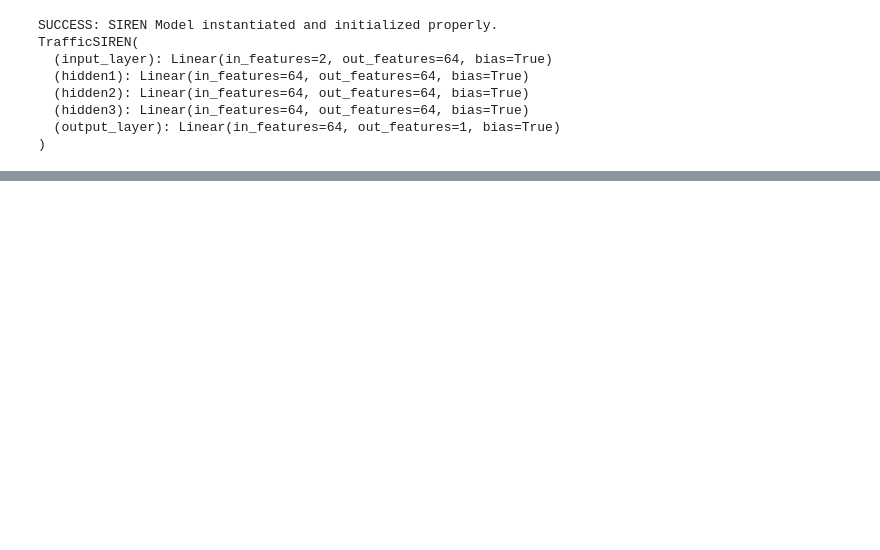
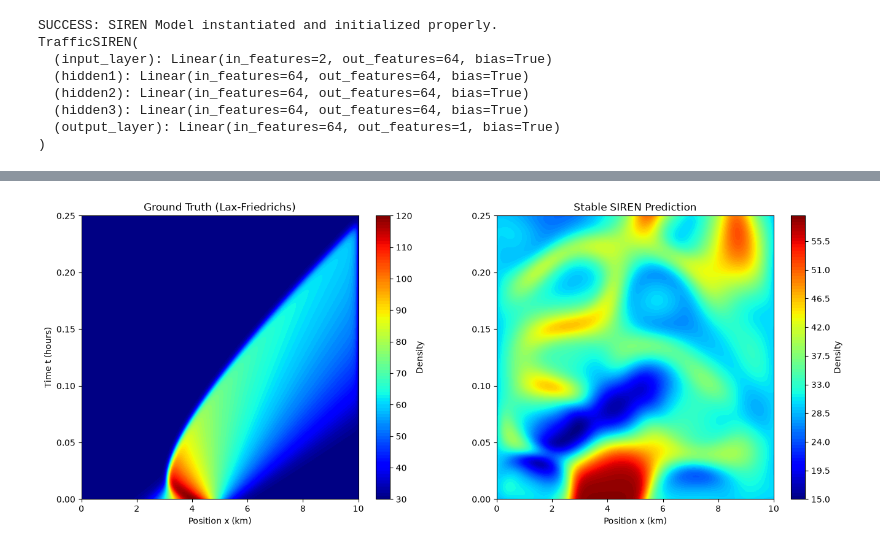
Before and after one commit to WAniruddha/Traffic_1DPinn, a Jupyter notebook: TrafficPinn_Test1.ipynb, the cells around one changed output, grey strips where cells are left out. Cells and saved outputs as stored; diff of their text form; code cells hidden in the pictures; blank space fills up the shorter version.

```diff
--- a/TrafficPinn_Test1.ipynb
+++ b/TrafficPinn_Test1.ipynb
@@ -866,0 +989,26 @@ plt.show()
+# %%
+# %%
+# Step 11.1: Stable SIREN Visualization
+with torch.no_grad():
+    pinn_pred_stable = model_siren_stable(test_tensor_norm).numpy()
+
+rho_siren_stable = pinn_pred_stable.reshape(X_grid.shape)
+
+fig, ax = plt.subplots(1, 2, figsize=(16, 6))
+
+# Left Plot: Ground Truth
+im0 = ax[0].contourf(X_grid, T_grid, rho_history, levels=100, cmap='jet')
+fig.colorbar(im0, ax=ax[0], label='Density')
+ax[0].set_title('Ground Truth (Lax-Friedrichs)')
+ax[0].set_xlabel('Position x (km)')
+ax[0].set_ylabel('Time t (hours)')
+
+# Right Plot: Stable SIREN Prediction
+im1 = ax[1].contourf(X_grid, T_grid, rho_siren_stable, levels=100, cmap='jet')
+fig.colorbar(im1, ax=ax[1], label='Density')
+ax[1].set_title('Stable SIREN Prediction')
+ax[1].set_xlabel('Position x (km)')
+
+plt.show()
+# %% [output]
+[figure, added]
```
Also changed, not shown: parts of 15 cells of this notebook, 4 other files.
